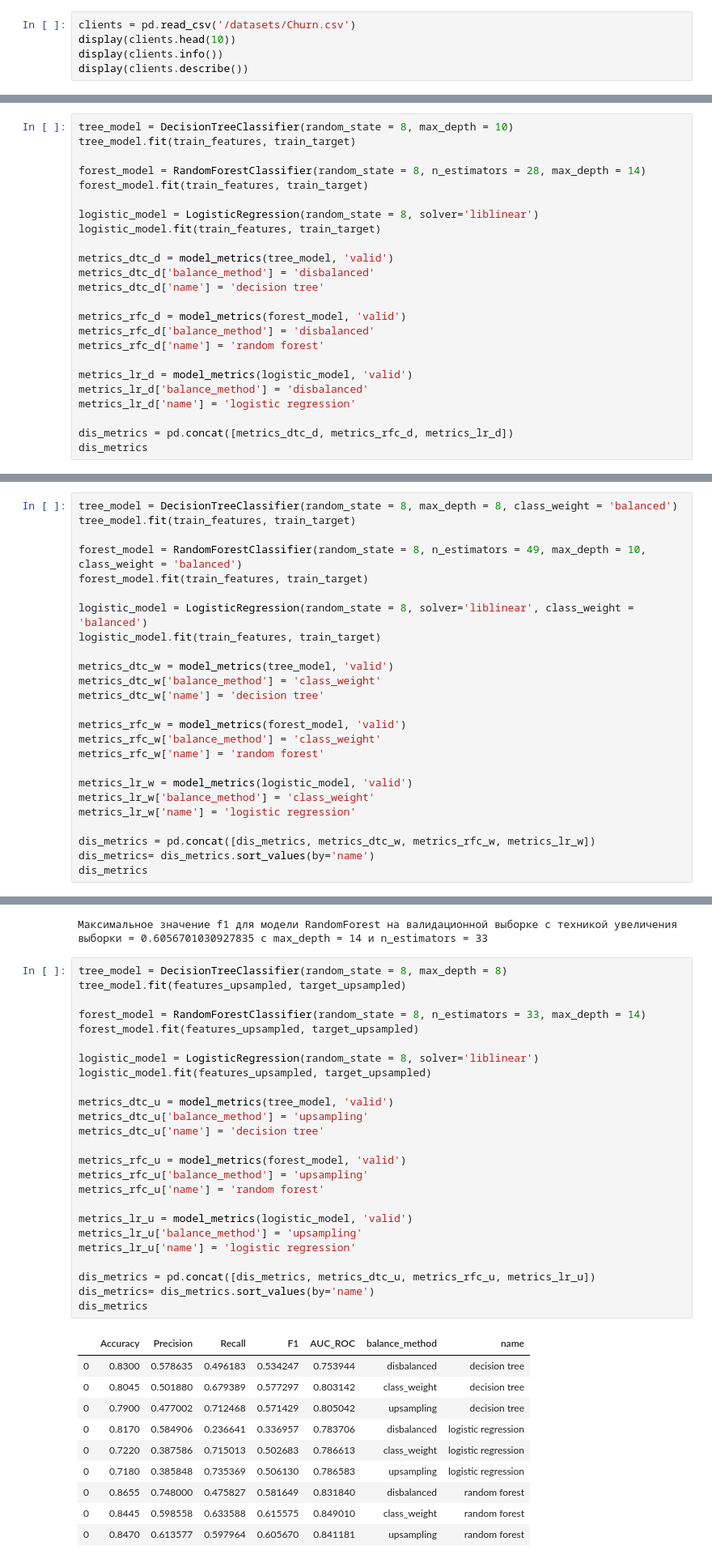
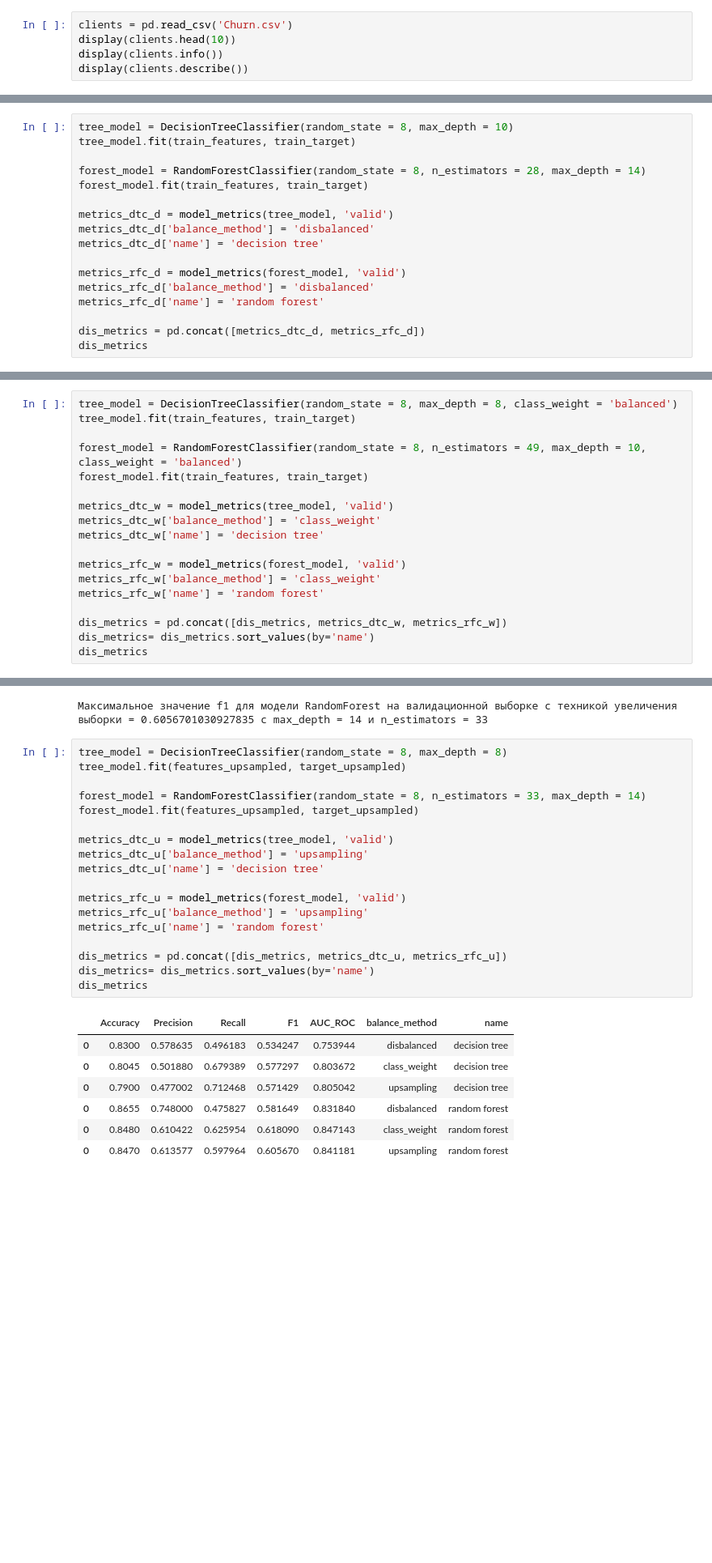
Before and after one commit to Camell132/supervised_learning, a Jupyter notebook: supervised_learning.ipynb, the cells around one changed output, grey strips where cells are left out. Shown at 81% size. Drawn from its saved outputs; the diff is of its cells as text; blank space fills up the shorter version.

```diff
--- a/supervised_learning.ipynb
+++ b/supervised_learning.ipynb
@@ -49,7 +49,7 @@ import warnings
 
 warnings.filterwarnings('ignore')
 # %%
-clients = pd.read_csv('/datasets/Churn.csv')
+clients = pd.read_csv('Churn.csv')
 display(clients.head(10))
 display(clients.info())
 display(clients.describe())
@@ -296,9 +296,6 @@ tree_model.fit(train_features, train_target)
 
 forest_model = RandomForestClassifier(random_state = 8, n_estimators = 28, max_depth = 14)
 forest_model.fit(train_features, train_target)
-
-logistic_model = LogisticRegression(random_state = 8, solver='liblinear')
-logistic_model.fit(train_features, train_target)
 
 metrics_dtc_d = model_metrics(tree_model, 'valid')
 metrics_dtc_d['balance_method'] = 'disbalanced'
@@ -308,11 +305,7 @@ metrics_rfc_d = model_metrics(forest_model, 'valid')
 metrics_rfc_d['balance_method'] = 'disbalanced'
 metrics_rfc_d['name'] = 'random forest'
 
-metrics_lr_d = model_metrics(logistic_model, 'valid')
-metrics_lr_d['balance_method'] = 'disbalanced'
-metrics_lr_d['name'] = 'logistic regression'
-
-dis_metrics = pd.concat([metrics_dtc_d, metrics_rfc_d, metrics_lr_d])
+dis_metrics = pd.concat([metrics_dtc_d, metrics_rfc_d])
 dis_metrics
 # %% [output]
 |  | Accuracy | Precision | Recall | F1 | AUC_ROC | balance_method | name |
@@ -373,9 +365,6 @@ tree_model.fit(train_features, train_target)
 
 forest_model = RandomForestClassifier(random_state = 8, n_estimators = 49, max_depth = 10, class_weight = 'balanced')
 forest_model.fit(train_features, train_target)
-
-logistic_model = LogisticRegression(random_state = 8, solver='liblinear', class_weight = 'balanced')
-logistic_model.fit(train_features, train_target)
 
 metrics_dtc_w = model_metrics(tree_model, 'valid')
 metrics_dtc_w['balance_method'] = 'class_weight'
@@ -385,11 +374,7 @@ metrics_rfc_w = model_metrics(forest_model, 'valid')
 metrics_rfc_w['balance_method'] = 'class_weight'
 metrics_rfc_w['name'] = 'random forest'
 
-metrics_lr_w = model_metrics(logistic_model, 'valid')
-metrics_lr_w['balance_method'] = 'class_weight'
-metrics_lr_w['name'] = 'logistic regression'
-
-dis_metrics = pd.concat([dis_metrics, metrics_dtc_w, metrics_rfc_w, metrics_lr_w])
+dis_metrics = pd.concat([dis_metrics, metrics_dtc_w, metrics_rfc_w])
 dis_metrics= dis_metrics.sort_values(by='name')
 dis_metrics
 # %% [output]
@@ -454,38 +437,28 @@ print(f'Максимальное значение f1 для модели RandomF
 # %%
 tree_model = DecisionTreeClassifier(random_state = 8, max_depth = 8)
 tree_model.fit(features_upsampled, target_upsampled)
 
 forest_model = RandomForestClassifier(random_state = 8, n_estimators = 33, max_depth = 14)
 forest_model.fit(features_upsampled, target_upsampled)
-
-logistic_model = LogisticRegression(random_state = 8, solver='liblinear')
-logistic_model.fit(features_upsampled, target_upsampled)
 
 metrics_dtc_u = model_metrics(tree_model, 'valid')
 metrics_dtc_u['balance_method'] = 'upsampling'
 metrics_dtc_u['name'] = 'decision tree'
 
 metrics_rfc_u = model_metrics(forest_model, 'valid')
 metrics_rfc_u['balance_method'] = 'upsampling'
 metrics_rfc_u['name'] = 'random forest'
 
-metrics_lr_u = model_metrics(logistic_model, 'valid')
-metrics_lr_u['balance_method'] = 'upsampling'
-metrics_lr_u['name'] = 'logistic regression'
-
-dis_metrics = pd.concat([dis_metrics, metrics_dtc_u, metrics_rfc_u, metrics_lr_u])
+dis_metrics = pd.concat([dis_metrics, metrics_dtc_u, metrics_rfc_u])
 dis_metrics= dis_metrics.sort_values(by='name')
 dis_metrics
 # %% [output]
 |  | Accuracy | Precision | Recall | F1 | AUC_ROC | balance_method | name |
 | 0 | 0.8300 | 0.578635 | 0.496183 | 0.534247 | 0.753944 | disbalanced | decision tree |
-| 0 | 0.8045 | 0.501880 | 0.679389 | 0.577297 | 0.803142 | class_weight | decision tree |
+| 0 | 0.8045 | 0.501880 | 0.679389 | 0.577297 | 0.803672 | class_weight | decision tree |
 | 0 | 0.7900 | 0.477002 | 0.712468 | 0.571429 | 0.805042 | upsampling | decision tree |
-| 0 | 0.8170 | 0.584906 | 0.236641 | 0.336957 | 0.783706 | disbalanced | logistic regression |
-| 0 | 0.7220 | 0.387586 | 0.715013 | 0.502683 | 0.786613 | class_weight | logistic regression |
-| 0 | 0.7180 | 0.385848 | 0.735369 | 0.506130 | 0.786583 | upsampling | logistic regression |
 | 0 | 0.8655 | 0.748000 | 0.475827 | 0.581649 | 0.831840 | disbalanced | random forest |
-| 0 | 0.8445 | 0.598558 | 0.633588 | 0.615575 | 0.849010 | class_weight | random forest |
+| 0 | 0.8480 | 0.610422 | 0.625954 | 0.618090 | 0.847143 | class_weight | random forest |
 | 0 | 0.8470 | 0.613577 | 0.597964 | 0.605670 | 0.841181 | upsampling | random forest |
 # %% [markdown]
 Напишем функцию, которая будет проводить уменьшение выборки
```
Also changed, not shown: parts of 5 cells of this notebook.
